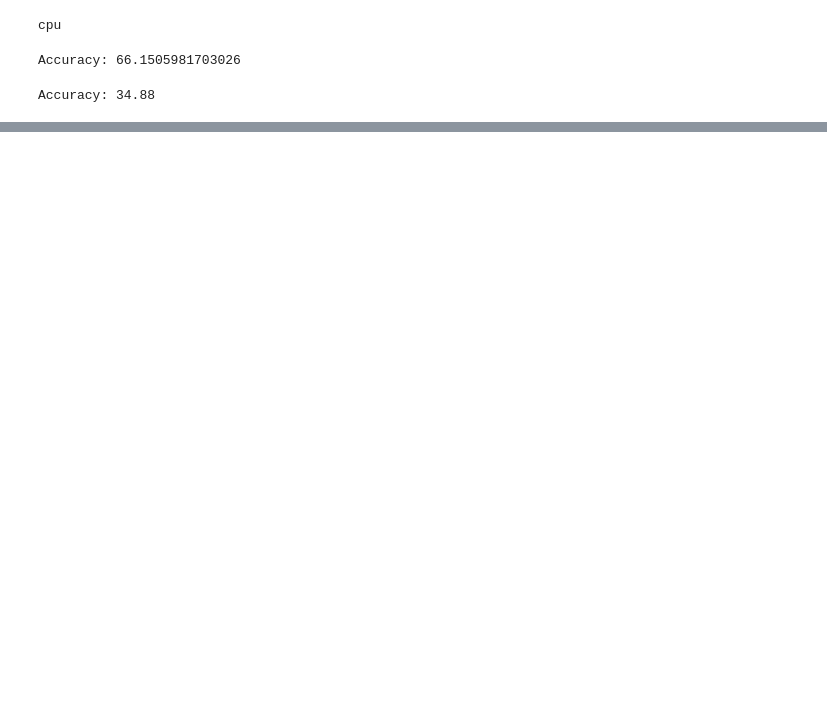
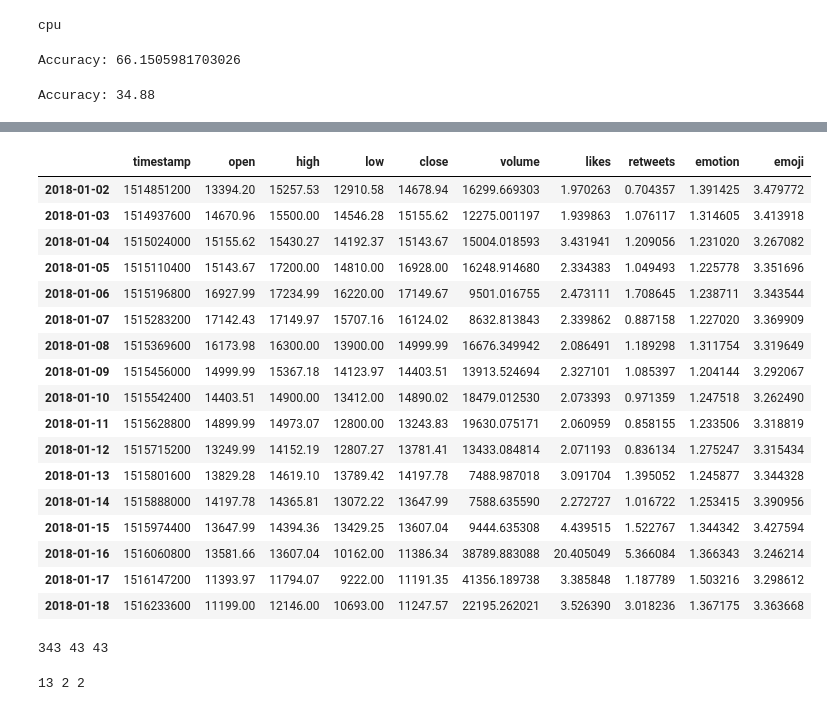
Before and after one commit to piotrdurniat/deep-neural-networks-lab, a Jupyter notebook: lab-11/lab11.ipynb, the cells around one changed output, grey strips where cells are left out. Cells and saved outputs as stored; diff of their text form; code cells hidden in the pictures; blank space fills up the shorter version.

```diff
--- a/lab-11/lab11.ipynb
+++ b/lab-11/lab11.ipynb
@@ -366,0 +491,13 @@ Accuracy: 34.88
+# %%
+start_date = tweets_data["timestamp"].min()
+end_date = tweets_data["timestamp"].max()
+
+bitstamp_data_24h_filtered = bitstamp_data_24h[
+    (bitstamp_data_24h["date"] >= start_date) & (bitstamp_data_24h["date"] <= end_date)
+]
+bitstamp_data_1h_filtered = bitstamp_data_1h[
+    (bitstamp_data_1h["date"] >= start_date) & (bitstamp_data_1h["date"] <= end_date)
+]
+
+display(bitstamp_data_24h_filtered)
+display(bitstamp_data_1h_filtered)
@@ -366,0 +538,7 @@ Accuracy: 34.88
+# %%
+tweets_data.set_index("timestamp", inplace=True)
+tweets_data.index = pd.to_datetime(tweets_data.index)
+numeric_cols = tweets_data.select_dtypes(include=["number"])
+hourly_mean_numeric = numeric_cols.resample("h").mean()
+
+display(hourly_mean_numeric)
@@ -366,0 +560,4 @@ Accuracy: 34.88
+# %%
+daily_mean_numeric = numeric_cols.resample("D").mean()
+
+display(daily_mean_numeric)
@@ -366,0 +603,5 @@ Accuracy: 34.88
+# %%
+bitstamp_data_24h_filtered.set_index("date", inplace=True)
+bitstamp_data_24h_filtered.index = pd.to_datetime(bitstamp_data_24h_filtered.index)
+
+display(bitstamp_data_24h_filtered)
@@ -366,0 +648,25 @@ Accuracy: 34.88
+# %%
+merged_df_days = bitstamp_data_24h_filtered.merge(
+    daily_mean_numeric, left_index=True, right_index=True
+)
+
+display(merged_df_days)
+# %% [output]
+|  | timestamp | open | high | low | close | volume | likes | retweets | emotion | emoji |
+| 2018-01-02 | 1514851200 | 13394.20 | 15257.53 | 12910.58 | 14678.94 | 16299.669303 | 1.970263 | 0.704357 | 1.391425 | 3.479772 |
+| 2018-01-03 | 1514937600 | 14670.96 | 15500.00 | 14546.28 | 15155.62 | 12275.001197 | 1.939863 | 1.076117 | 1.314605 | 3.413918 |
+| 2018-01-04 | 1515024000 | 15155.62 | 15430.27 | 14192.37 | 15143.67 | 15004.018593 | 3.431941 | 1.209056 | 1.231020 | 3.267082 |
+| 2018-01-05 | 1515110400 | 15143.67 | 17200.00 | 14810.00 | 16928.00 | 16248.914680 | 2.334383 | 1.049493 | 1.225778 | 3.351696 |
+| 2018-01-06 | 1515196800 | 16927.99 | 17234.99 | 16220.00 | 17149.67 | 9501.016755 | 2.473111 | 1.708645 | 1.238711 | 3.343544 |
+| 2018-01-07 | 1515283200 | 17142.43 | 17149.97 | 15707.16 | 16124.02 | 8632.813843 | 2.339862 | 0.887158 | 1.227020 | 3.369909 |
+| 2018-01-08 | 1515369600 | 16173.98 | 16300.00 | 13900.00 | 14999.99 | 16676.349942 | 2.086491 | 1.189298 | 1.311754 | 3.319649 |
+| 2018-01-09 | 1515456000 | 14999.99 | 15367.18 | 14123.97 | 14403.51 | 13913.524694 | 2.327101 | 1.085397 | 1.204144 | 3.292067 |
+| 2018-01-10 | 1515542400 | 14403.51 | 14900.00 | 13412.00 | 14890.02 | 18479.012530 | 2.073393 | 0.971359 | 1.247518 | 3.262490 |
+| 2018-01-11 | 1515628800 | 14899.99 | 14973.07 | 12800.00 | 13243.83 | 19630.075171 | 2.060959 | 0.858155 | 1.233506 | 3.318819 |
+| 2018-01-12 | 1515715200 | 13249.99 | 14152.19 | 12807.27 | 13781.41 | 13433.084814 | 2.071193 | 0.836134 | 1.275247 | 3.315434 |
+| 2018-01-13 | 1515801600 | 13829.28 | 14619.10 | 13789.42 | 14197.78 | 7488.987018 | 3.091704 | 1.395052 | 1.245877 | 3.344328 |
+| 2018-01-14 | 1515888000 | 14197.78 | 14365.81 | 13072.22 | 13647.99 | 7588.635590 | 2.272727 | 1.016722 | 1.253415 | 3.390956 |
+| 2018-01-15 | 1515974400 | 13647.99 | 14394.36 | 13429.25 | 13607.04 | 9444.635308 | 4.439515 | 1.522767 | 1.344342 | 3.427594 |
+| 2018-01-16 | 1516060800 | 13581.66 | 13607.04 | 10162.00 | 11386.34 | 38789.883088 | 20.405049 | 5.366084 | 1.366343 | 3.246214 |
+| 2018-01-17 | 1516147200 | 11393.97 | 11794.07 | 9222.00 | 11191.35 | 41356.189738 | 3.385848 | 1.187789 | 1.503216 | 3.298612 |
+| 2018-01-18 | 1516233600 | 11199.00 | 12146.00 | 10693.00 | 11247.57 | 22195.262021 | 3.526390 | 3.018236 | 1.367175 | 3.363668 |
@@ -366,0 +688,10 @@ Accuracy: 34.88
+# %%
+train_data_hours, val_data_hours, test_data_hours = split_data(merged_df_hours)
+print(len(train_data_hours), len(val_data_hours), len(test_data_hours))
+# %% [output]
+343 43 43
+# %%
+train_data_days, val_data_days, test_data_days = split_data(merged_df_days)
+print(len(train_data_days), len(val_data_days), len(test_data_days))
+# %% [output]
+13 2 2
```
Also changed, not shown: parts of 43 cells of this notebook, 7 other files.
